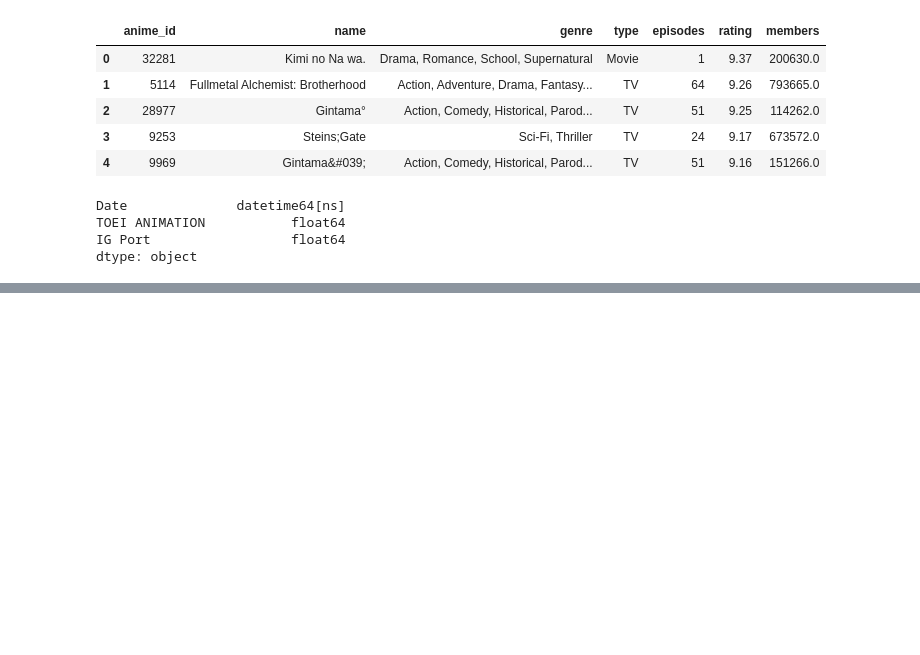
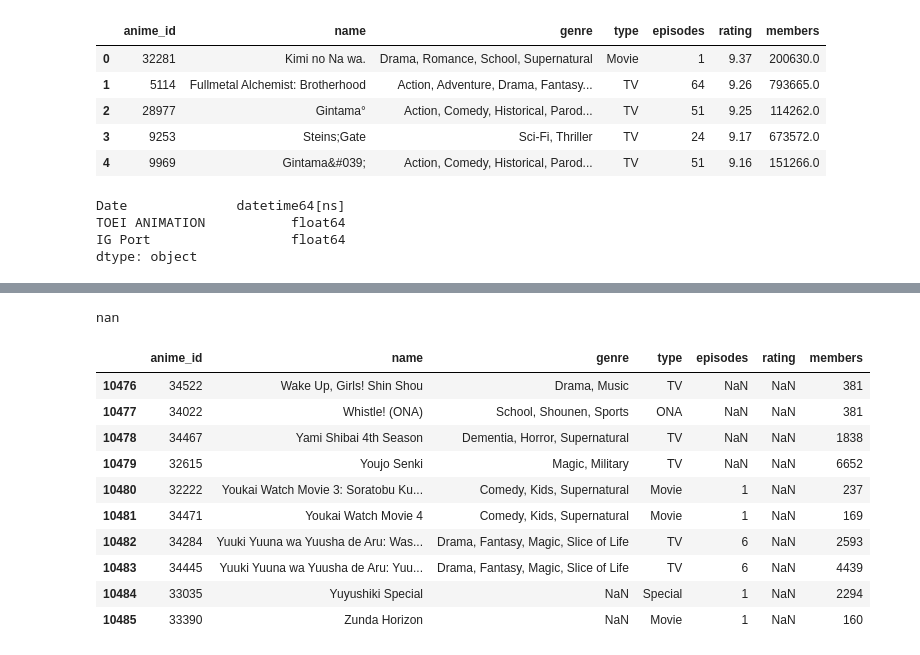
Before and after one commit to ikki02/Python, a Jupyter notebook: Pandas.ipynb, the cells around one changed output, grey strips where cells are left out. Drawn from its saved outputs; the diff is of its cells as text; code cells hidden in the pictures; blank space fills up the shorter version.

```diff
--- a/Pandas.ipynb
+++ b/Pandas.ipynb
@@ -220,0 +240,5 @@ df = pd.read_csv(anime_csv, sep='\t')
+# %%
+# 真偽値でデータを抽出する。
+
+df = pd.read_csv(anime_csv)
+df.loc[df['episodes'] == 'Unknown'].head()
@@ -220,0 +264,26 @@ df = pd.read_csv(anime_csv, sep='\t')
+# %%
+# 値を変更する
+# DataFrameのラベルを指定し、値を代入することで指定された範囲の値が書き換わる。
+# ラベルが存在しない場合、追記という形で代入できる。
+import numpy as np
+
+df.loc[74, 'episodes'] = np.nan
+df.loc[74, 'episodes']
+# %% [output]
+nan
+# %%
+# 複数の値を変更する
+df.loc[df['episodes'] == 'Unknown', 'episodes'] = np.nan
+df.tail(10) #末尾10行を表示する。
+# %% [output]
+|  | anime_id | name | genre | type | episodes | rating | members |
+| 10476 | 34522 | Wake Up, Girls! Shin Shou | Drama, Music | TV | NaN | NaN | 381 |
+| 10477 | 34022 | Whistle! (ONA) | School, Shounen, Sports | ONA | NaN | NaN | 381 |
+| 10478 | 34467 | Yami Shibai 4th Season | Dementia, Horror, Supernatural | TV | NaN | NaN | 1838 |
+| 10479 | 32615 | Youjo Senki | Magic, Military | TV | NaN | NaN | 6652 |
+| 10480 | 32222 | Youkai Watch Movie 3: Soratobu Ku... | Comedy, Kids, Supernatural | Movie | 1 | NaN | 237 |
+| 10481 | 34471 | Youkai Watch Movie 4 | Comedy, Kids, Supernatural | Movie | 1 | NaN | 169 |
+| 10482 | 34284 | Yuuki Yuuna wa Yuusha de Aru: Was... | Drama, Fantasy, Magic, Slice of Life | TV | 6 | NaN | 2593 |
+| 10483 | 34445 | Yuuki Yuuna wa Yuusha de Aru: Yuu... | Drama, Fantasy, Magic, Slice of Life | TV | 6 | NaN | 4439 |
+| 10484 | 33035 | Yuyushiki Special | NaN | Special | 1 | NaN | 2294 |
+| 10485 | 33390 | Zunda Horizon | NaN | Movie | 1 | NaN | 160 |
```
Also changed, not shown: parts of 7 cells of this notebook.
